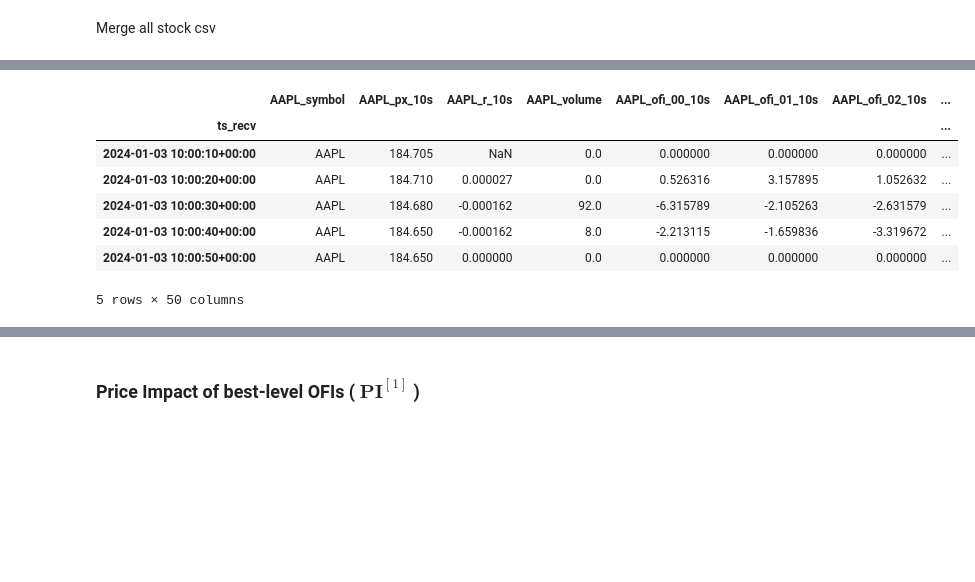
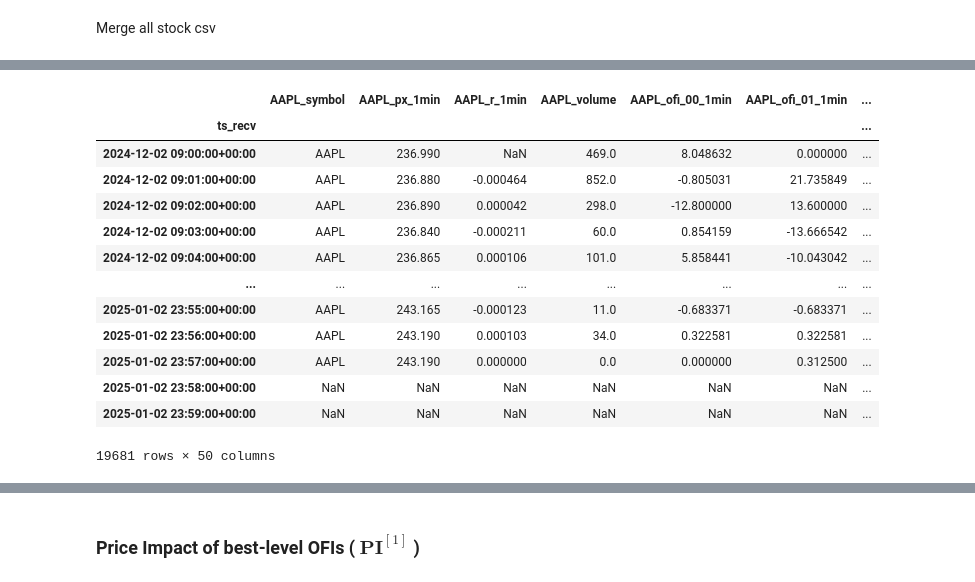
Before and after one commit to the-salty-austin/2025-winter-learn, a Jupyter notebook: project/notebooks/arXiv-2112-13213.ipynb, the cells around one changed output, grey strips where cells are left out. Saved outputs shown, nothing was run; the diff lists cells and outputs as text; code cells hidden in the pictures; blank space fills up the shorter version.

```diff
--- a/project/notebooks/arXiv-2112-13213.ipynb
+++ b/project/notebooks/arXiv-2112-13213.ipynb
@@ -212,3 +309,21 @@ for symbol in symbols:
+# %%
+import pandas_market_calendars
+nyse = pandas_market_calendars.get_calendar('NYSE')
+# %%
+start_date = '2024-12-01'
+end_date = '2025-01-02'
+dt_strs = [x.strftime('%Y-%m-%d') for x in nyse.valid_days(start_date=start_date, end_date=end_date)]
+# %%
+symbols = ["AAPL", "AMGN", "TSLA", "JPM", "XOM"]
+# symbols = ["XOM"]
+interval = '1min'
+
+res = pd.DataFrame()
+for symbol in symbols:
+    for dt_str in dt_strs:
+        tmp = process_data(symbol, interval=interval, dt_str=dt_str)
+        tmp = tmp.loc[f'{dt_str} 14:45':f'{dt_str} 20:45'] # 14:45~20:45 chosen (expln next section)
+        res = pd.concat([res, tmp], axis=0)
 # %%
 res.describe()
 # %% [output]
@@ -253,12 +369,16 @@ import statsmodels.formula.api as sm
 # %% [markdown]
 Merge all stock csv
 # %%
-symbols = ["AAPL", "AMGB", "TSLA", "JPM", "XOM"]
+symbols = ["AAPL", "AMGN", "TSLA", "JPM", "XOM"]
 df = pd.DataFrame()
 
 for symbol in symbols:
-    tmp = pd.read_csv(f"../data/processed/{symbol}_mbp-10.csv", index_col=0)
-    tmp.index = pd.to_datetime(tmp.index)
-    tmp.columns = [f"{symbol}_{c}" for c in tmp.columns]
+    inner = pd.DataFrame()
+    for dt_str in dt_strs:
+        tmp = pd.read_csv(f"../data/processed/{symbol}_mbp-10_{dt_str}.csv", index_col=0)
+        tmp.index = pd.to_datetime(tmp.index)
+        # tmp = tmp.loc[f'{dt_str} 14:45':f'{dt_str} 20:45']
+        tmp.columns = [f"{symbol}_{c}" for c in tmp.columns]
+        inner = pd.concat([inner, tmp], axis=0)
 
-    df = pd.concat([df, tmp], axis=1)
+    df = pd.concat([df, inner], axis=1)
@@ -265,11 +420,17 @@ for symbol in symbols:
 # %%
-df.head()
+df
 # %% [output]
-|  | AAPL_symbol | AAPL_px_10s | AAPL_r_10s | AAPL_volume | AAPL_ofi_00_10s | AAPL_ofi_01_10s | AAPL_ofi_02_10s | ... |
-| ts_recv |  |  |  |  |  |  |  | ... |
-| 2024-01-03 10:00:10+00:00 | AAPL | 184.705 | NaN | 0.0 | 0.000000 | 0.000000 | 0.000000 | ... |
-| 2024-01-03 10:00:20+00:00 | AAPL | 184.710 | 0.000027 | 0.0 | 0.526316 | 3.157895 | 1.052632 | ... |
-| 2024-01-03 10:00:30+00:00 | AAPL | 184.680 | -0.000162 | 92.0 | -6.315789 | -2.105263 | -2.631579 | ... |
-| 2024-01-03 10:00:40+00:00 | AAPL | 184.650 | -0.000162 | 8.0 | -2.213115 | -1.659836 | -3.319672 | ... |
-| 2024-01-03 10:00:50+00:00 | AAPL | 184.650 | 0.000000 | 0.0 | 0.000000 | 0.000000 | 0.000000 | ... |
+|  | AAPL_symbol | AAPL_px_1min | AAPL_r_1min | AAPL_volume | AAPL_ofi_00_1min | AAPL_ofi_01_1min | ... |
+| ts_recv |  |  |  |  |  |  | ... |
+| 2024-12-02 09:00:00+00:00 | AAPL | 236.990 | NaN | 469.0 | 8.048632 | 0.000000 | ... |
+| 2024-12-02 09:01:00+00:00 | AAPL | 236.880 | -0.000464 | 852.0 | -0.805031 | 21.735849 | ... |
+| 2024-12-02 09:02:00+00:00 | AAPL | 236.890 | 0.000042 | 298.0 | -12.800000 | 13.600000 | ... |
+| 2024-12-02 09:03:00+00:00 | AAPL | 236.840 | -0.000211 | 60.0 | 0.854159 | -13.666542 | ... |
+| 2024-12-02 09:04:00+00:00 | AAPL | 236.865 | 0.000106 | 101.0 | 5.858441 | -10.043042 | ... |
+| ... | ... | ... | ... | ... | ... | ... | ... |
+| 2025-01-02 23:55:00+00:00 | AAPL | 243.165 | -0.000123 | 11.0 | -0.683371 | -0.683371 | ... |
+| 2025-01-02 23:56:00+00:00 | AAPL | 243.190 | 0.000103 | 34.0 | 0.322581 | 0.322581 | ... |
+| 2025-01-02 23:57:00+00:00 | AAPL | 243.190 | 0.000000 | 0.0 | 0.000000 | 0.312500 | ... |
+| 2025-01-02 23:58:00+00:00 | NaN | NaN | NaN | NaN | NaN | NaN | ... |
+| 2025-01-02 23:59:00+00:00 | NaN | NaN | NaN | NaN | NaN | NaN | ... |
-5 rows × 50 columns
+19681 rows × 50 columns
```
Also changed, not shown: parts of 36 cells of this notebook.
